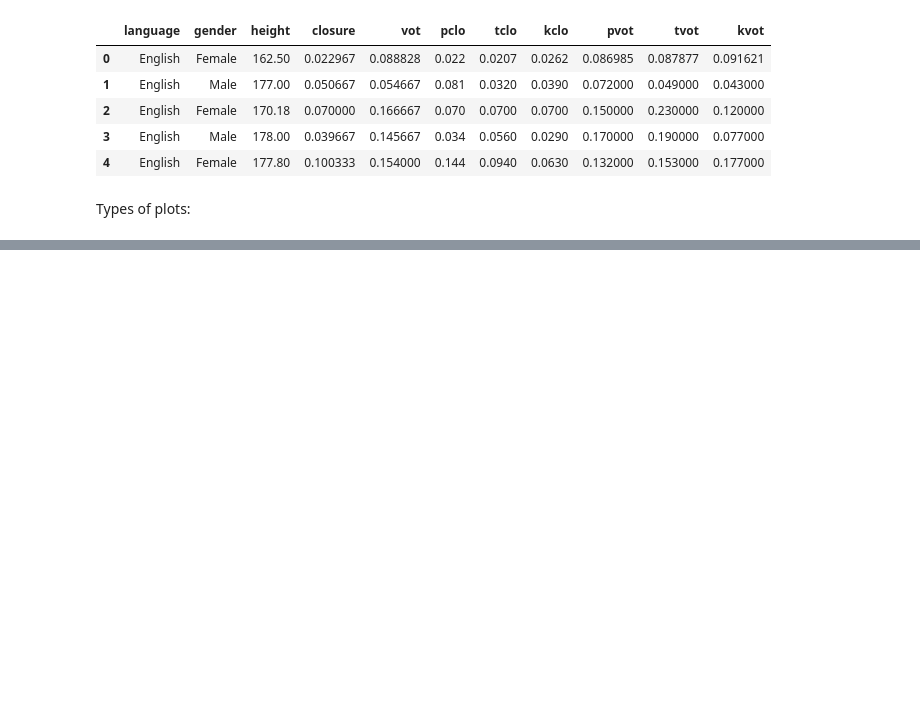
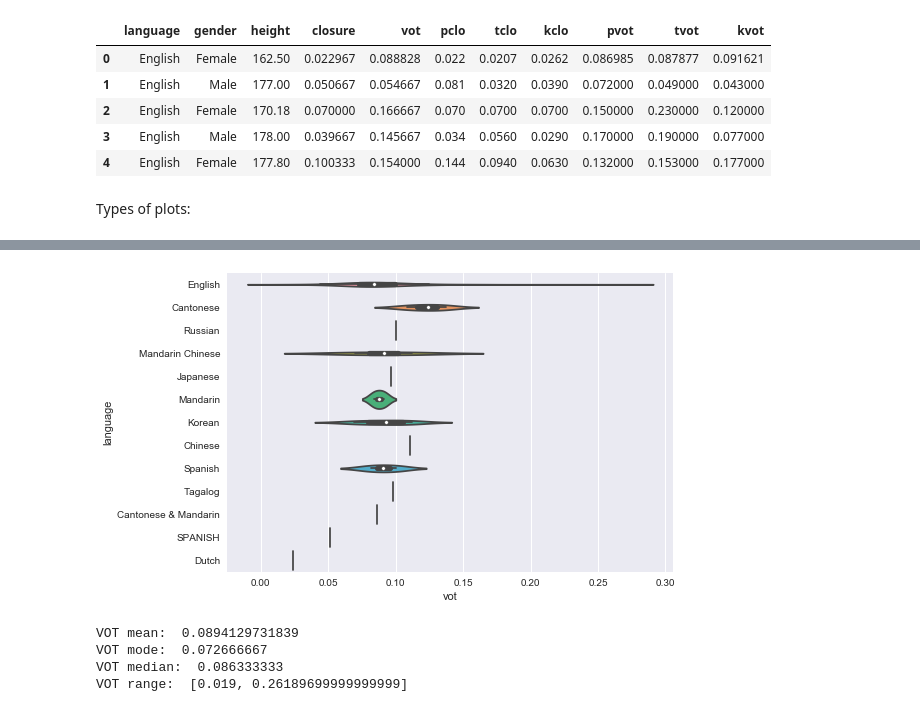
Before and after one commit to ds-modules/LINGUIS-110, a Jupyter notebook: Exploration.ipynb, the cells around one changed output, grey strips where cells are left out. Cells and saved outputs as stored; diff of their text form; code cells hidden in the pictures; blank space fills up the shorter version.

```diff
--- a/Exploration.ipynb
+++ b/Exploration.ipynb
@@ -53,0 +53,23 @@ vot.plot.scatter("height",  "vot")
+# %%
+sns.violinplot(x="vot", y="language", data=vot);
+# %% [output]
+[figure, added]
+# %%
+#Compute basic properties (mean, median, mode, range)
+import scipy
+import numpy as np
+
+vot_mean = np.mean(vot.vot)
+vot_mode = scipy.stats.mode(vot.vot)[0][0]
+vot_median = np.median(vot.vot)
+vot_range = [min(vot.vot), max(vot.vot)]
+
+print("VOT mean: ", vot_mean)
+print("VOT mode: ", vot_mode)
+print("VOT median: ", vot_median)
+print("VOT range: ", vot_range)
+# %% [output]
+VOT mean:  0.0894129731839
+VOT mode:  0.072666667
+VOT median:  0.086333333
+VOT range:  [0.019, 0.26189699999999999]
```
Also changed, not shown: parts of 10 cells of this notebook, 1 other file.
